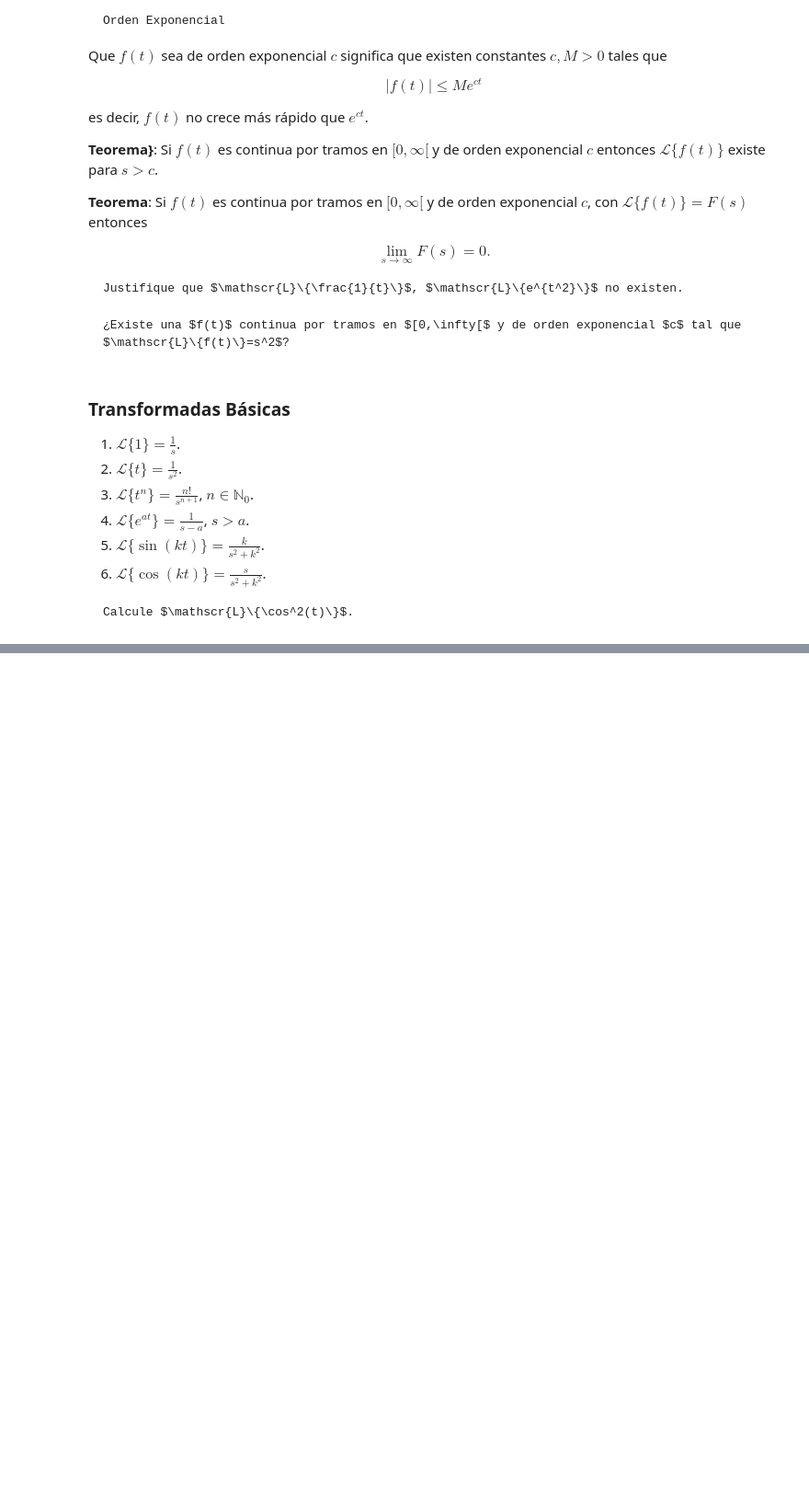
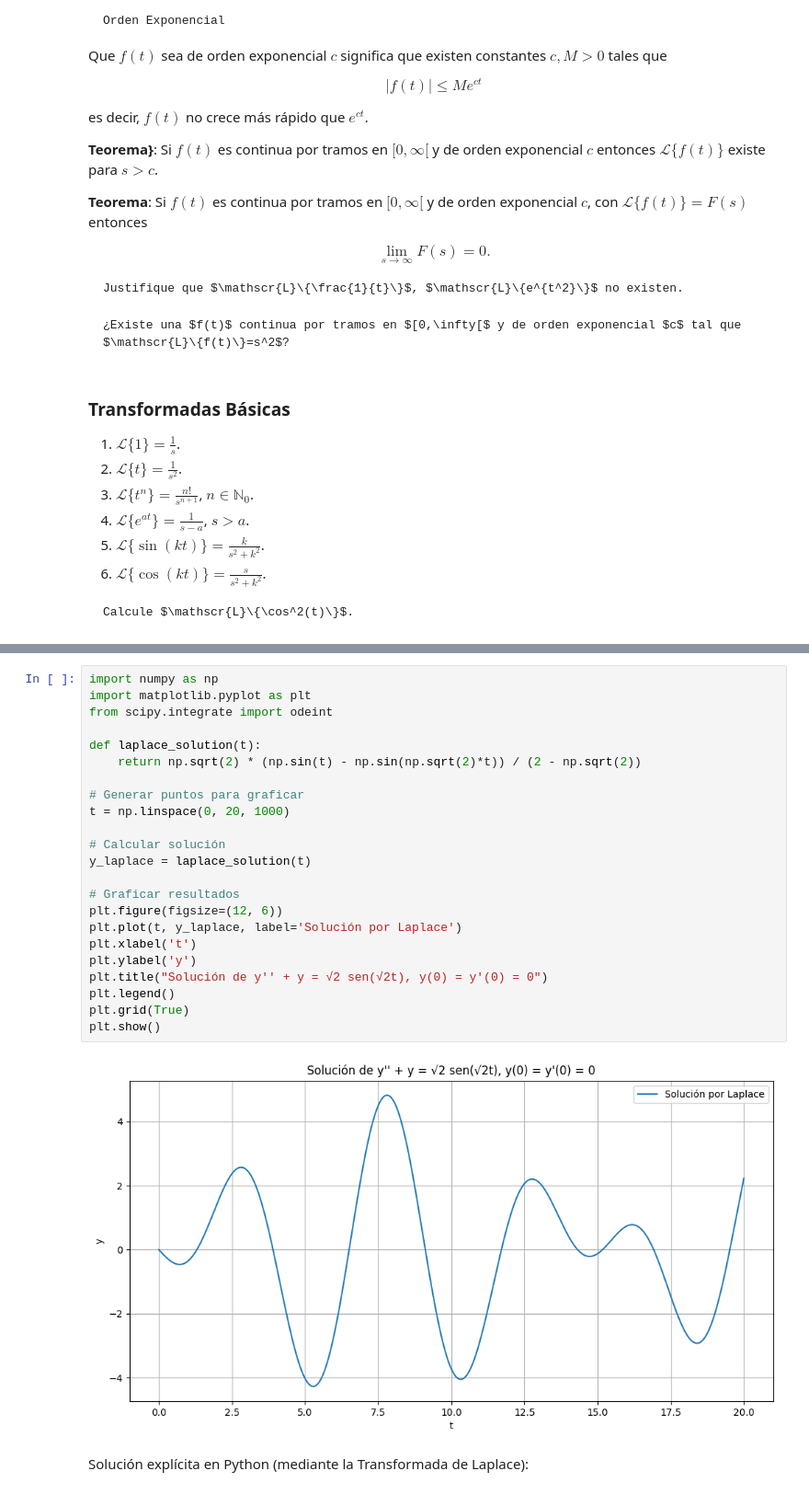
Before and after one commit to DenisOsses/CursoEdo, a Jupyter notebook: _sources/Cap4.ipynb, the cells around one changed output, grey strips where cells are left out. Shown at 92% size. Cells and saved outputs as stored; diff of their text form; blank space fills up the shorter version.

```diff
--- a/_sources/Cap4.ipynb
+++ b/_sources/Cap4.ipynb
@@ -115,0 +188,27 @@ Calcule $\mathscr{L}\{\cos^2(t)\}$.
+# %%
+import numpy as np
+import matplotlib.pyplot as plt
+from scipy.integrate import odeint
+
+def laplace_solution(t):
+    return np.sqrt(2) * (np.sin(t) - np.sin(np.sqrt(2)*t)) / (2 - np.sqrt(2))
+
+# Generar puntos para graficar
+t = np.linspace(0, 20, 1000)
+
+# Calcular solución
+y_laplace = laplace_solution(t)
+
+# Graficar resultados
+plt.figure(figsize=(12, 6))
+plt.plot(t, y_laplace, label='Solución por Laplace')
+plt.xlabel('t')
+plt.ylabel('y')
+plt.title("Solución de y'' + y = √2 sen(√2t), y(0) = y'(0) = 0")
+plt.legend()
+plt.grid(True)
+plt.show()
+# %% [output]
+[figure, added]
+# %% [markdown]
+Solución explícita en Python (mediante la Transformada de Laplace):
```
Also changed, not shown: parts of 8 cells of this notebook, 9 other files.
